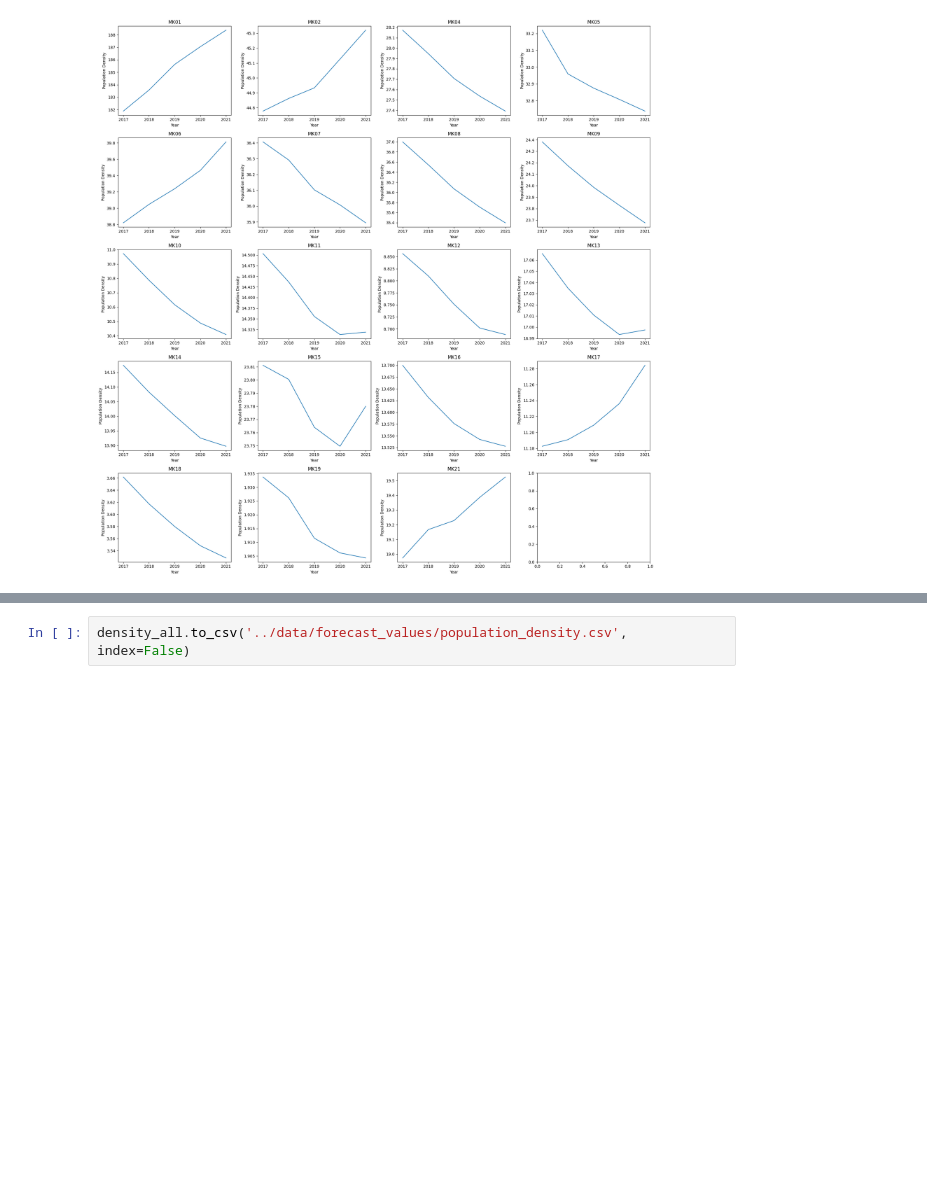
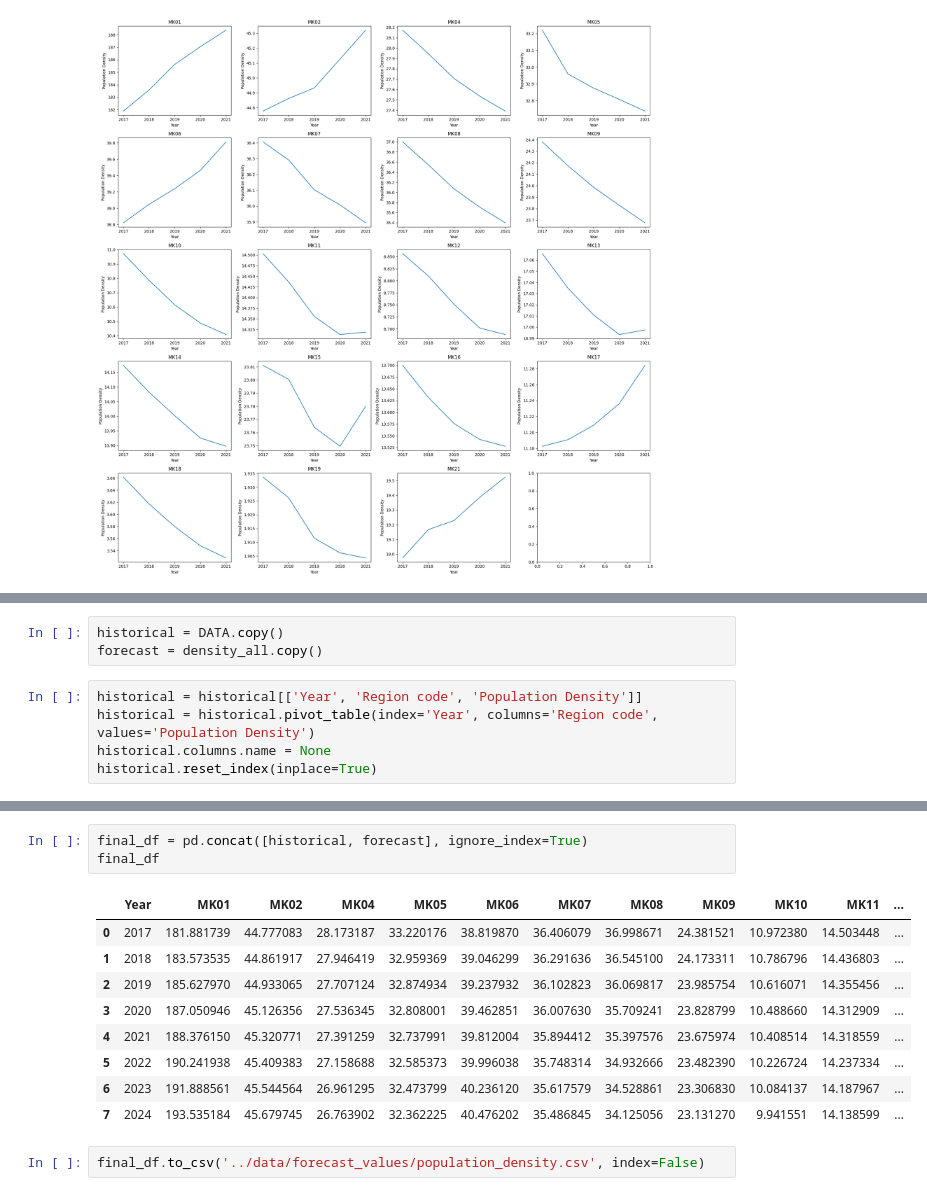
Before and after one commit to gydis/OP-heist-project, a Jupyter notebook: forecast/population_density_forecast.ipynb, the cells around one changed output, grey strips where cells are left out. Saved outputs shown, nothing was run; the diff lists cells and outputs as text; blank space fills up the shorter version.

```diff
--- a/forecast/population_density_forecast.ipynb
+++ b/forecast/population_density_forecast.ipynb
@@ -371,0 +360,8 @@ density_all
+# %%
+historical = DATA.copy()
+forecast = density_all.copy()
+# %%
+historical = historical[['Year', 'Region code', 'Population Density']]
+historical = historical.pivot_table(index='Year', columns='Region code', values='Population Density')
+historical.columns.name = None
+historical.reset_index(inplace=True)
@@ -372,2 +382,15 @@ density_all
+# %%
+final_df = pd.concat([historical, forecast], ignore_index=True)
+final_df
+# %% [output]
+|  | Year | MK01 | MK02 | MK04 | MK05 | MK06 | MK07 | MK08 | MK09 | MK10 | MK11 | ... |
+| 0 | 2017 | 181.881739 | 44.777083 | 28.173187 | 33.220176 | 38.819870 | 36.406079 | 36.998671 | 24.381521 | 10.972380 | 14.503448 | ... |
+| 1 | 2018 | 183.573535 | 44.861917 | 27.946419 | 32.959369 | 39.046299 | 36.291636 | 36.545100 | 24.173311 | 10.786796 | 14.436803 | ... |
+| 2 | 2019 | 185.627970 | 44.933065 | 27.707124 | 32.874934 | 39.237932 | 36.102823 | 36.069817 | 23.985754 | 10.616071 | 14.355456 | ... |
+| 3 | 2020 | 187.050946 | 45.126356 | 27.536345 | 32.808001 | 39.462851 | 36.007630 | 35.709241 | 23.828799 | 10.488660 | 14.312909 | ... |
+| 4 | 2021 | 188.376150 | 45.320771 | 27.391259 | 32.737991 | 39.812004 | 35.894412 | 35.397576 | 23.675974 | 10.408514 | 14.318559 | ... |
+| 5 | 2022 | 190.241938 | 45.409383 | 27.158688 | 32.585373 | 39.996038 | 35.748314 | 34.932666 | 23.482390 | 10.226724 | 14.237334 | ... |
+| 6 | 2023 | 191.888561 | 45.544564 | 26.961295 | 32.473799 | 40.236120 | 35.617579 | 34.528861 | 23.306830 | 10.084137 | 14.187967 | ... |
+| 7 | 2024 | 193.535184 | 45.679745 | 26.763902 | 32.362225 | 40.476202 | 35.486845 | 34.125056 | 23.131270 | 9.941551 | 14.138599 | ... |
 # %%
-density_all.to_csv('../data/forecast_values/population_density.csv', index=False)
+final_df.to_csv('../data/forecast_values/population_density.csv', index=False)
```
Also changed, not shown: parts of 4 cells of this notebook, 1 other file.
